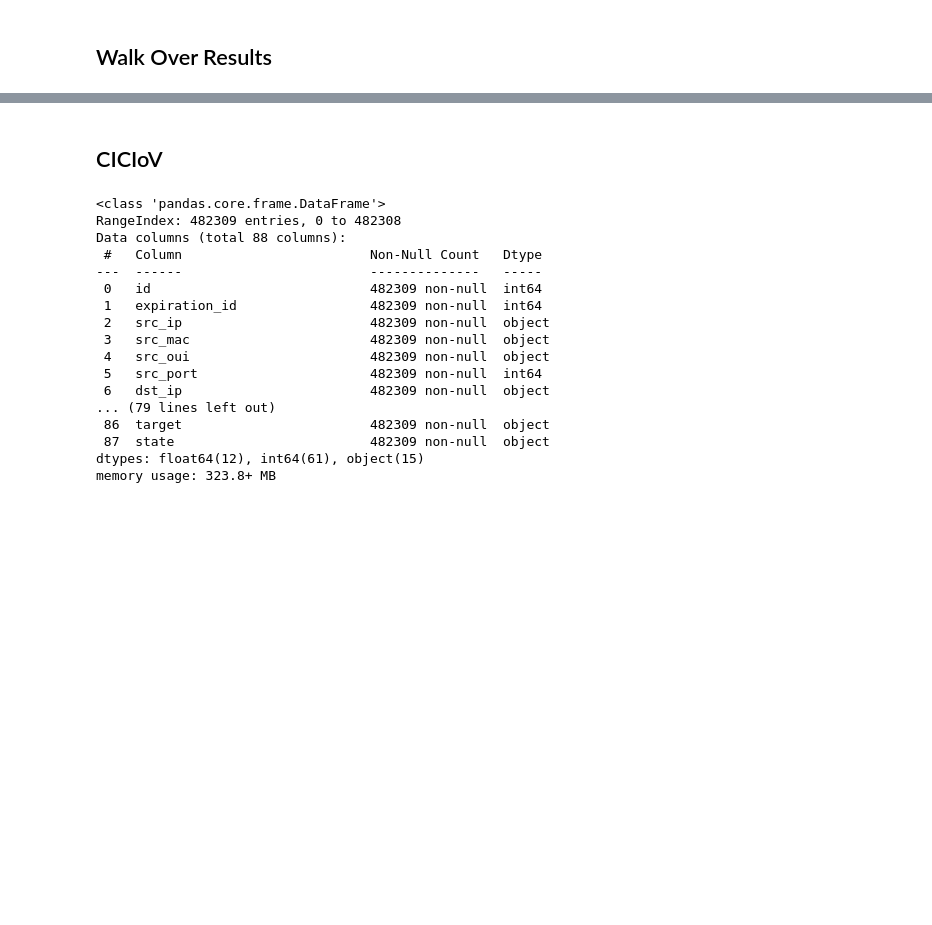
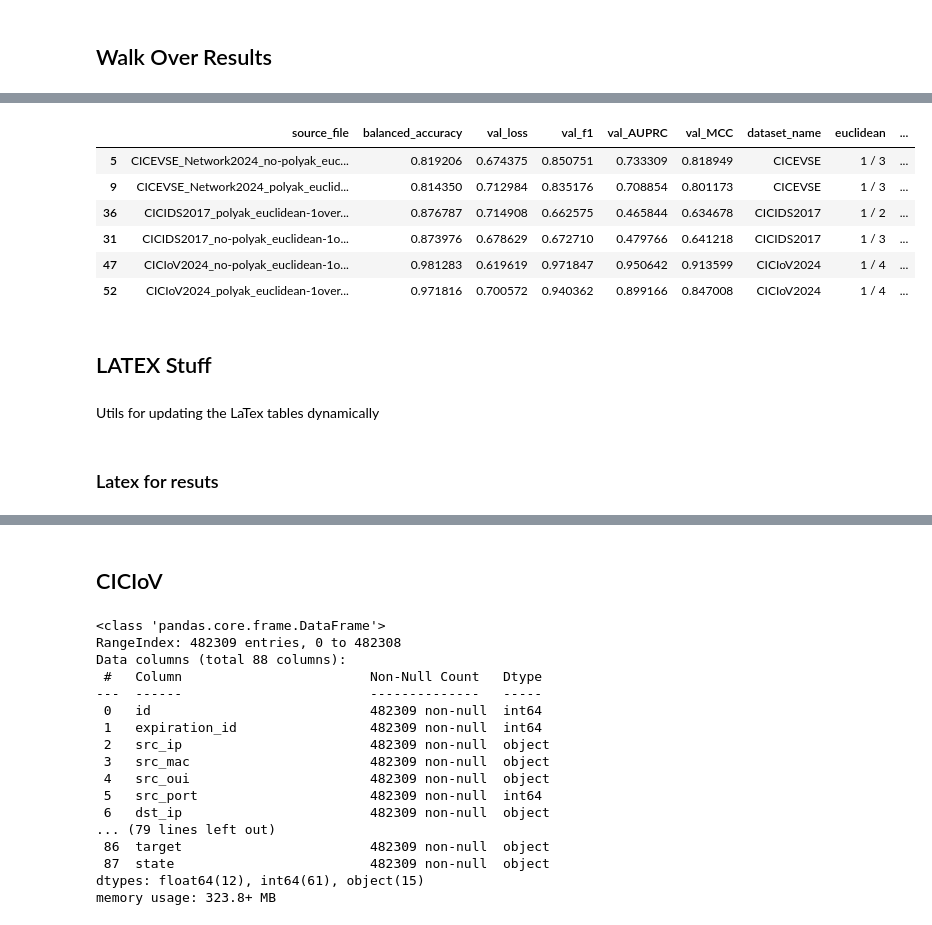
Before and after one commit to fernando-ml/MSPL, a Jupyter notebook: scratch_book.ipynb, the cells around one changed output, grey strips where cells are left out. Drawn from its saved outputs; the diff is of its cells as text; code cells hidden in the pictures; blank space fills up the shorter version.

```diff
--- a/scratch_book.ipynb
+++ b/scratch_book.ipynb
@@ -121,0 +193,2 @@ for f in list(dfs.source_file.unique()):
+# %%
+parsed_df = parse_filename_column(aggregated_df, 'source_file')
@@ -121,0 +239,2 @@ for f in list(dfs.source_file.unique()):
+# %%
+results = parsed_df[parsed_df['is_baseline'] == False]
@@ -121,0 +250,5 @@ for f in list(dfs.source_file.unique()):
+# %%
+results_table = results.sort_values(['dataset_name','balanced_accuracy'], ascending=[True, False]) \
+    .groupby(['dataset_name', 'polyak']) \
+    .head(1) \
+    .drop(columns=['is_baseline', 'epoch'])
@@ -121,0 +281,10 @@ for f in list(dfs.source_file.unique()):
+# %%
+results_table
+# %% [output]
+|  | source_file | balanced_accuracy | val_loss | val_f1 | val_AUPRC | val_MCC | dataset_name | euclidean | ... |
+| 5 | CICEVSE_Network2024_no-polyak_euc... | 0.819206 | 0.674375 | 0.850751 | 0.733309 | 0.818949 | CICEVSE | 1 / 3 | ... |
+| 9 | CICEVSE_Network2024_polyak_euclid... | 0.814350 | 0.712984 | 0.835176 | 0.708854 | 0.801173 | CICEVSE | 1 / 3 | ... |
+| 36 | CICIDS2017_polyak_euclidean-1over... | 0.876787 | 0.714908 | 0.662575 | 0.465844 | 0.634678 | CICIDS2017 | 1 / 2 | ... |
+| 31 | CICIDS2017_no-polyak_euclidean-1o... | 0.873976 | 0.678629 | 0.672710 | 0.479766 | 0.641218 | CICIDS2017 | 1 / 3 | ... |
+| 47 | CICIoV2024_no-polyak_euclidean-1o... | 0.981283 | 0.619619 | 0.971847 | 0.950642 | 0.913599 | CICIoV2024 | 1 / 4 | ... |
+| 52 | CICIoV2024_polyak_euclidean-1over... | 0.971816 | 0.700572 | 0.940362 | 0.899166 | 0.847008 | CICIoV2024 | 1 / 4 | ... |
@@ -121,0 +293,4 @@ for f in list(dfs.source_file.unique()):
+# %% [markdown]
+## LATEX Stuff
+# %% [markdown]
+Utils for updating the LaTex tables dynamically
@@ -121,0 +355,2 @@ for f in list(dfs.source_file.unique()):
+# %% [markdown]
+### Latex for resuts
```
Also changed, not shown: parts of 31 cells of this notebook, 13 other files.
